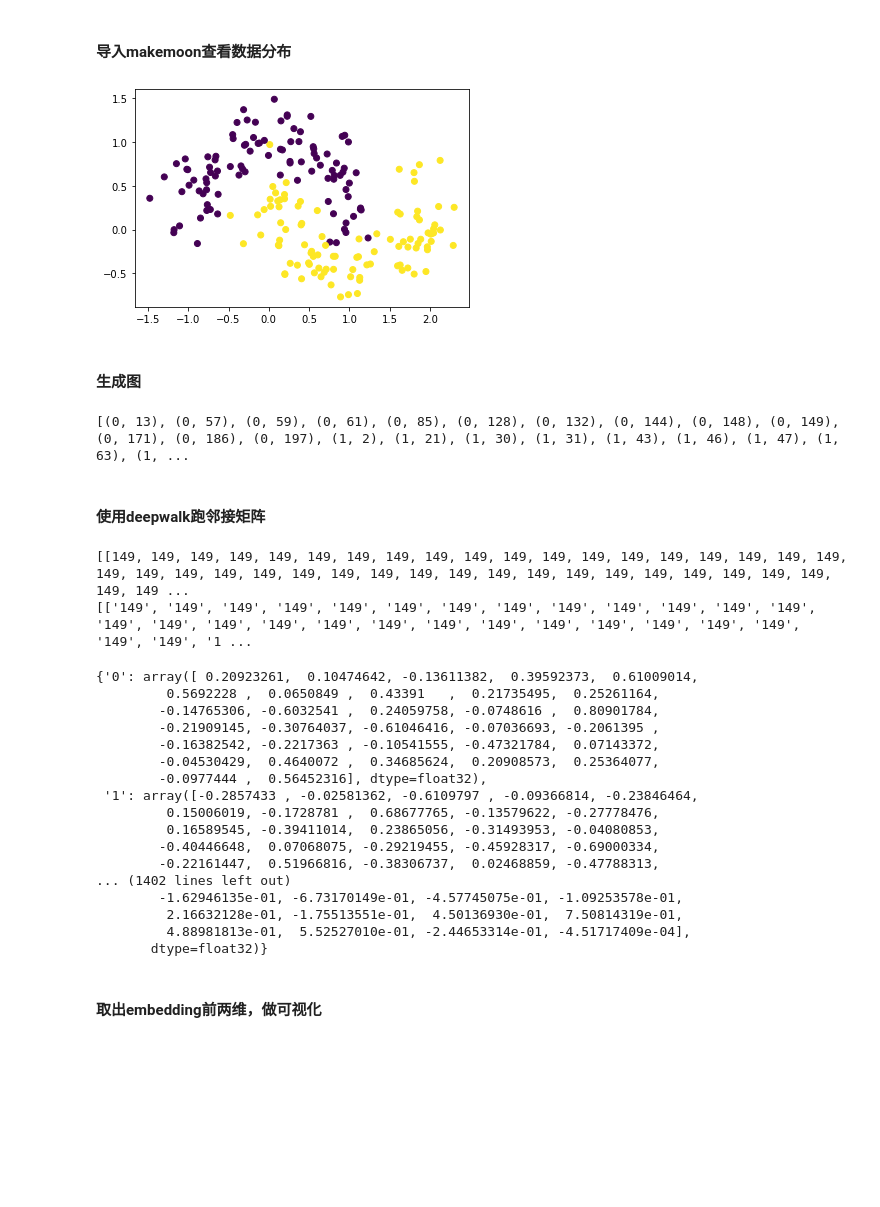
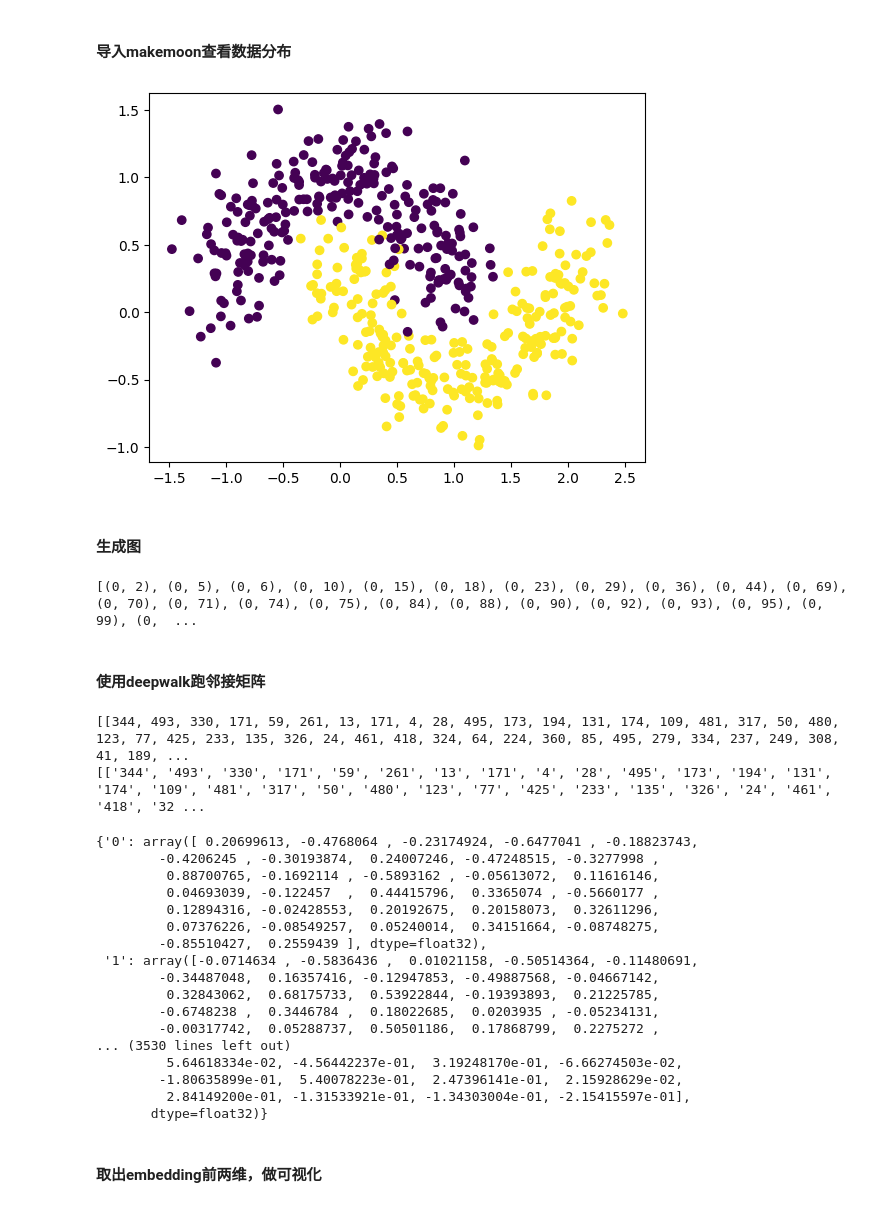
Before and after one commit to Sweet196/Network-Embedding-Algorithm, a Jupyter notebook: notebook/make_moon.ipynb, the cells around one changed output. Saved outputs shown, nothing was run; the diff lists cells and outputs as text; code cells hidden in the pictures; blank space fills up the shorter version.

```diff
--- a/notebook/make_moon.ipynb
+++ b/notebook/make_moon.ipynb
@@ -8,21 +8,21 @@ os.chdir('/home/Subjects/毕业设计/')
 # %%
 from sklearn.datasets import make_moons
 import matplotlib.pyplot as plt
 from src.node import Node, Graph
 
 # 生成 make_moons 数据集
-X, y = make_moons(n_samples=200, noise=0.2, random_state=42)
+X, y = make_moons(n_samples=500, noise=0.2, random_state=42)
 
 nodes = []
 index = 0
 for df, label in zip(X, y):
     nodes.append(Node(df, label, index))
     index += 1
 # scatter
 plt.scatter(X[:, 0], X[:, 1], c=y)
 plt.show()
 # %% [output]
-[figure, old version]
+[figure, new version]
 # %% [markdown]
 #### 生成图
 # %%
@@ -34,7 +34,7 @@ adjacency_matrix = graph.get_adjacency_matrix()
 edges = graph.get_edges()
 print(edges)
 # %% [output]
-[(0, 13), (0, 57), (0, 59), (0, 61), (0, 85), (0, 128), (0, 132), (0, 144), (0, 148), (0, 149), (0, 171), (0, 186), (0, 197), (1, 2), (1, 21), (1, 30), (1, 31), (1, 43), (1, 46), (1, 47), (1, 63), (1, ...
+[(0, 2), (0, 5), (0, 6), (0, 10), (0, 15), (0, 18), (0, 23), (0, 29), (0, 36), (0, 44), (0, 69), (0, 70), (0, 71), (0, 74), (0, 75), (0, 84), (0, 88), (0, 90), (0, 92), (0, 93), (0, 95), (0, 99), (0,  ...
 # %% [markdown]
 #### 使用deepwalk跑邻接矩阵
 # %%
@@ -44,24 +44,24 @@ nx = graph.to_nx()
 embeddings = deepwalk(nx)
 embeddings
 # %% [output]
-[[149, 149, 149, 149, 149, 149, 149, 149, 149, 149, 149, 149, 149, 149, 149, 149, 149, 149, 149, 149, 149, 149, 149, 149, 149, 149, 149, 149, 149, 149, 149, 149, 149, 149, 149, 149, 149, 149, 149, 149 ...
-[['149', '149', '149', '149', '149', '149', '149', '149', '149', '149', '149', '149', '149', '149', '149', '149', '149', '149', '149', '149', '149', '149', '149', '149', '149', '149', '149', '149', '1 ...
+[[344, 493, 330, 171, 59, 261, 13, 171, 4, 28, 495, 173, 194, 131, 174, 109, 481, 317, 50, 480, 123, 77, 425, 233, 135, 326, 24, 461, 418, 324, 64, 224, 360, 85, 495, 279, 334, 237, 249, 308, 41, 189, ...
+[['344', '493', '330', '171', '59', '261', '13', '171', '4', '28', '495', '173', '194', '131', '174', '109', '481', '317', '50', '480', '123', '77', '425', '233', '135', '326', '24', '461', '418', '32 ...
-{'0': array([ 0.20923261,  0.10474642, -0.13611382,  0.39592373,  0.61009014,
-         0.5692228 ,  0.0650849 ,  0.43391   ,  0.21735495,  0.25261164,
-        -0.14765306, -0.6032541 ,  0.24059758, -0.0748616 ,  0.80901784,
-        -0.21909145, -0.30764037, -0.61046416, -0.07036693, -0.2061395 ,
-        -0.16382542, -0.2217363 , -0.10541555, -0.47321784,  0.07143372,
-        -0.04530429,  0.4640072 ,  0.34685624,  0.20908573,  0.25364077,
-        -0.0977444 ,  0.56452316], dtype=float32),
- '1': array([-0.2857433 , -0.02581362, -0.6109797 , -0.09366814, -0.23846464,
-         0.15006019, -0.1728781 ,  0.68677765, -0.13579622, -0.27778476,
-         0.16589545, -0.39411014,  0.23865056, -0.31493953, -0.04080853,
-        -0.40446648,  0.07068075, -0.29219455, -0.45928317, -0.69000334,
-        -0.22161447,  0.51966816, -0.38306737,  0.02468859, -0.47788313,
-... (1402 lines left out)
-        -1.62946135e-01, -6.73170149e-01, -4.57745075e-01, -1.09253578e-01,
-         2.16632128e-01, -1.75513551e-01,  4.50136930e-01,  7.50814319e-01,
-         4.88981813e-01,  5.52527010e-01, -2.44653314e-01, -4.51717409e-04],
+{'0': array([ 0.20699613, -0.4768064 , -0.23174924, -0.6477041 , -0.18823743,
+        -0.4206245 , -0.30193874,  0.24007246, -0.47248515, -0.3277998 ,
+         0.88700765, -0.1692114 , -0.5893162 , -0.05613072,  0.11616146,
+         0.04693039, -0.122457  ,  0.44415796,  0.3365074 , -0.5660177 ,
+         0.12894316, -0.02428553,  0.20192675,  0.20158073,  0.32611296,
+         0.07376226, -0.08549257,  0.05240014,  0.34151664, -0.08748275,
+        -0.85510427,  0.2559439 ], dtype=float32),
+ '1': array([-0.0714634 , -0.5836436 ,  0.01021158, -0.50514364, -0.11480691,
+        -0.34487048,  0.16357416, -0.12947853, -0.49887568, -0.04667142,
+         0.32843062,  0.68175733,  0.53922844, -0.19393893,  0.21225785,
+        -0.6748238 ,  0.3446784 ,  0.18022685,  0.0203935 , -0.05234131,
+        -0.00317742,  0.05288737,  0.50501186,  0.17868799,  0.2275272 ,
+... (3530 lines left out)
+         5.64618334e-02, -4.56442237e-01,  3.19248170e-01, -6.66274503e-02,
+        -1.80635899e-01,  5.40078223e-01,  2.47396141e-01,  2.15928629e-02,
+         2.84149200e-01, -1.31533921e-01, -1.34303004e-01, -2.15415597e-01],
        dtype=float32)}
 # %% [markdown]
 #### 取出embedding前两维，做可视化
```
Also changed, not shown: parts of 4 cells of this notebook, 1 other file.
